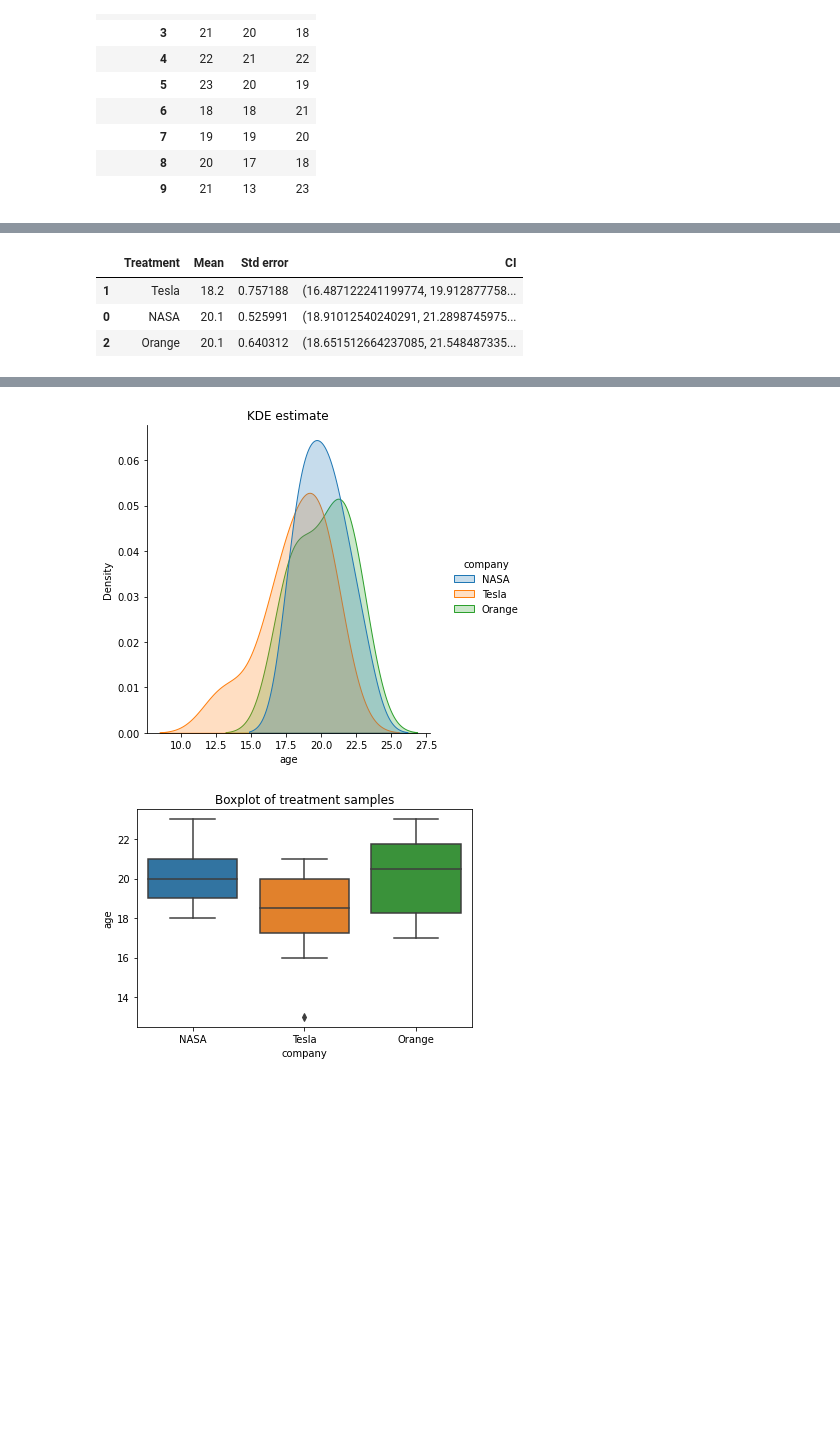
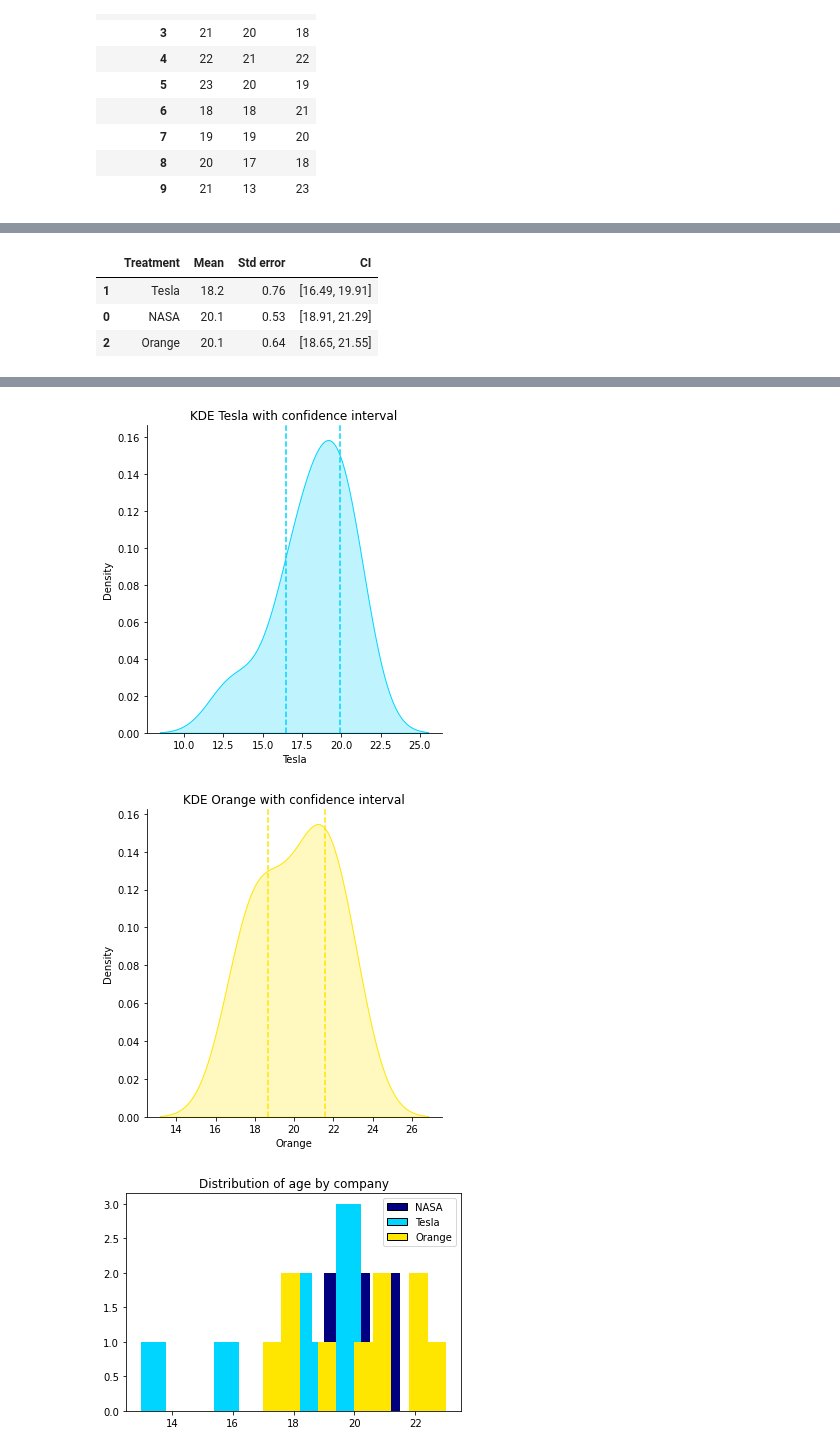
Before and after one commit to bledem/RunAnova, a Jupyter notebook: notebooks/example_oneway_cie_test.ipynb, the cells around one changed output, grey strips where cells are left out. Drawn from its saved outputs; the diff is of its cells as text; code cells hidden in the pictures; blank space fills up the shorter version.

```diff
--- a/anova_test.ipynb
+++ b/notebooks/example_oneway_cie_test.ipynb
@@ -38,11 +35,11 @@ exp_df
 | 8 | 20 | 17 | 18 |
 | 9 | 21 | 13 | 23 |
 # %%
-anova_proc = anov.OneWayAnova(exp_df, resp_var=resp_var, treatment=treatment)
+anova_proc = OneWayAnova(exp_df, resp_var=resp_var, treatments=treatment)
 anova_proc.show_distribution()
 # %% [output]
 For a level of confidence of 0.95
 |  | Treatment | Mean | Std error | CI |
-| 1 | Tesla | 18.2 | 0.757188 | (16.487122241199774, 19.912877758... |
-| 0 | NASA | 20.1 | 0.525991 | (18.91012540240291, 21.2898745975... |
-| 2 | Orange | 20.1 | 0.640312 | (18.651512664237085, 21.548487335... |
+| 1 | Tesla | 18.2 | 0.76 | [16.49, 19.91] |
+| 0 | NASA | 20.1 | 0.53 | [18.91, 21.29] |
+| 2 | Orange | 20.1 | 0.64 | [18.65, 21.55] |
@@ -50,2 +47,3 @@ For a level of confidence of 0.95
-[figure, old version]
+[figure, new version]
-[figure, old version]
+[figure, new version]
+[figure, added]
```
Also changed, not shown: parts of 5 cells of this notebook, 19 other files.
